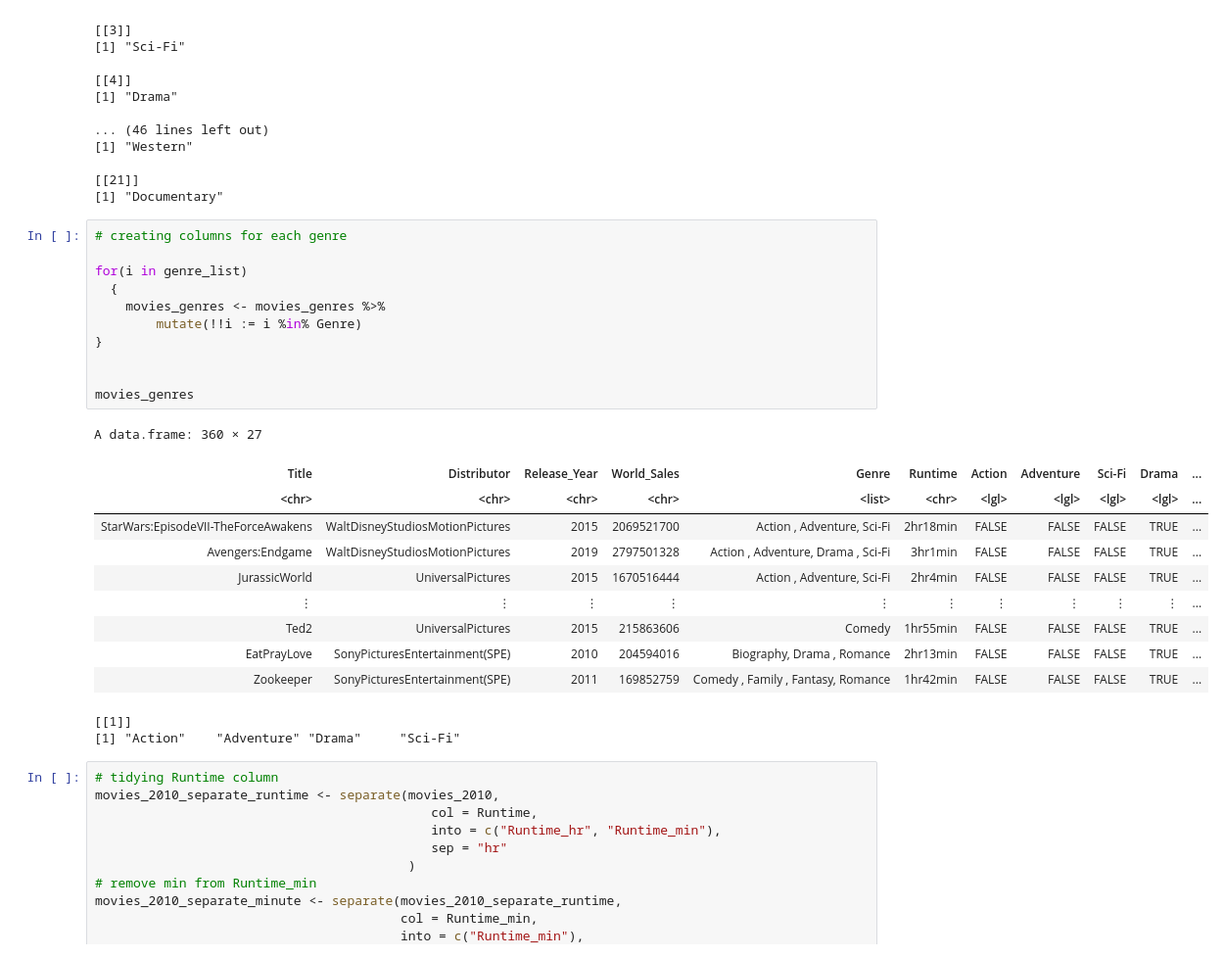
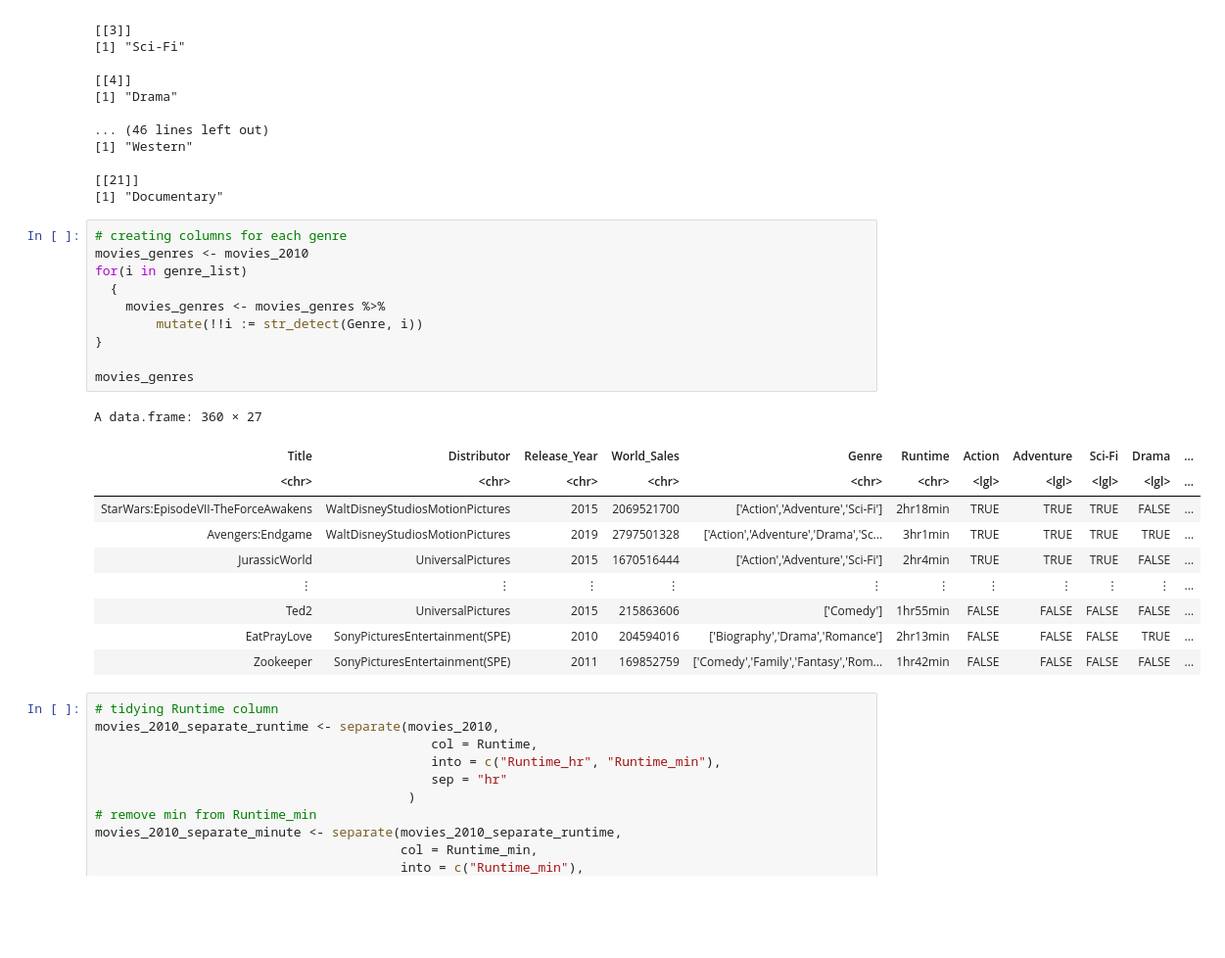
Before and after one commit to starsurfer87/DSCI100-Group-Project, a Jupyter notebook: project-proposal.ipynb, the cells around one changed output. Shown at 98% size. Saved outputs shown, nothing was run; the diff lists cells and outputs as text; blank space fills up the shorter version.

Commit message:
Genre Columns Final
Genre columns now have correct values

```diff
--- a/project-proposal.ipynb
+++ b/project-proposal.ipynb
@@ -129,28 +147,25 @@ genre_list
 [1] "Documentary"
 # %%
 # creating columns for each genre
-
+movies_genres <- movies_2010
 for(i in genre_list)
   {
     movies_genres <- movies_genres %>%
-        mutate(!!i := i %in% Genre)
+        mutate(!!i := str_detect(Genre, i))
 }
 
-
 movies_genres
 # %% [output]
 A data.frame: 360 × 27
 | Title | Distributor | Release_Year | World_Sales | Genre | Runtime | Action | Adventure | Sci-Fi | Drama | ... |
-| <chr> | <chr> | <chr> | <chr> | <list> | <chr> | <lgl> | <lgl> | <lgl> | <lgl> | ... |
-| StarWars:EpisodeVII-TheForceAwakens | WaltDisneyStudiosMotionPictures | 2015 | 2069521700 | Action , Adventure, Sci-Fi | 2hr18min | FALSE | FALSE | FALSE | TRUE | ... |
-| Avengers:Endgame | WaltDisneyStudiosMotionPictures | 2019 | 2797501328 | Action , Adventure, Drama , Sci-Fi | 3hr1min | FALSE | FALSE | FALSE | TRUE | ... |
-| JurassicWorld | UniversalPictures | 2015 | 1670516444 | Action , Adventure, Sci-Fi | 2hr4min | FALSE | FALSE | FALSE | TRUE | ... |
+| <chr> | <chr> | <chr> | <chr> | <chr> | <chr> | <lgl> | <lgl> | <lgl> | <lgl> | ... |
+| StarWars:EpisodeVII-TheForceAwakens | WaltDisneyStudiosMotionPictures | 2015 | 2069521700 | ['Action','Adventure','Sci-Fi'] | 2hr18min | TRUE | TRUE | TRUE | FALSE | ... |
+| Avengers:Endgame | WaltDisneyStudiosMotionPictures | 2019 | 2797501328 | ['Action','Adventure','Drama','Sc... | 3hr1min | TRUE | TRUE | TRUE | TRUE | ... |
+| JurassicWorld | UniversalPictures | 2015 | 1670516444 | ['Action','Adventure','Sci-Fi'] | 2hr4min | TRUE | TRUE | TRUE | FALSE | ... |
 | ⋮ | ⋮ | ⋮ | ⋮ | ⋮ | ⋮ | ⋮ | ⋮ | ⋮ | ⋮ | ... |
-| Ted2 | UniversalPictures | 2015 | 215863606 | Comedy | 1hr55min | FALSE | FALSE | FALSE | TRUE | ... |
-| EatPrayLove | SonyPicturesEntertainment(SPE) | 2010 | 204594016 | Biography, Drama , Romance | 2hr13min | FALSE | FALSE | FALSE | TRUE | ... |
-| Zookeeper | SonyPicturesEntertainment(SPE) | 2011 | 169852759 | Comedy , Family , Fantasy, Romance | 1hr42min | FALSE | FALSE | FALSE | TRUE | ... |
+| Ted2 | UniversalPictures | 2015 | 215863606 | ['Comedy'] | 1hr55min | FALSE | FALSE | FALSE | FALSE | ... |
+| EatPrayLove | SonyPicturesEntertainment(SPE) | 2010 | 204594016 | ['Biography','Drama','Romance'] | 2hr13min | FALSE | FALSE | FALSE | TRUE | ... |
+| Zookeeper | SonyPicturesEntertainment(SPE) | 2011 | 169852759 | ['Comedy','Family','Fantasy','Rom... | 1hr42min | FALSE | FALSE | FALSE | FALSE | ... |
-[[1]]
-[1] "Action"    "Adventure" "Drama"     "Sci-Fi"
 # %%
 # tidying Runtime column
 movies_2010_separate_runtime <- separate(movies_2010,
```
Also changed, not shown: parts of 2 cells of this notebook.
